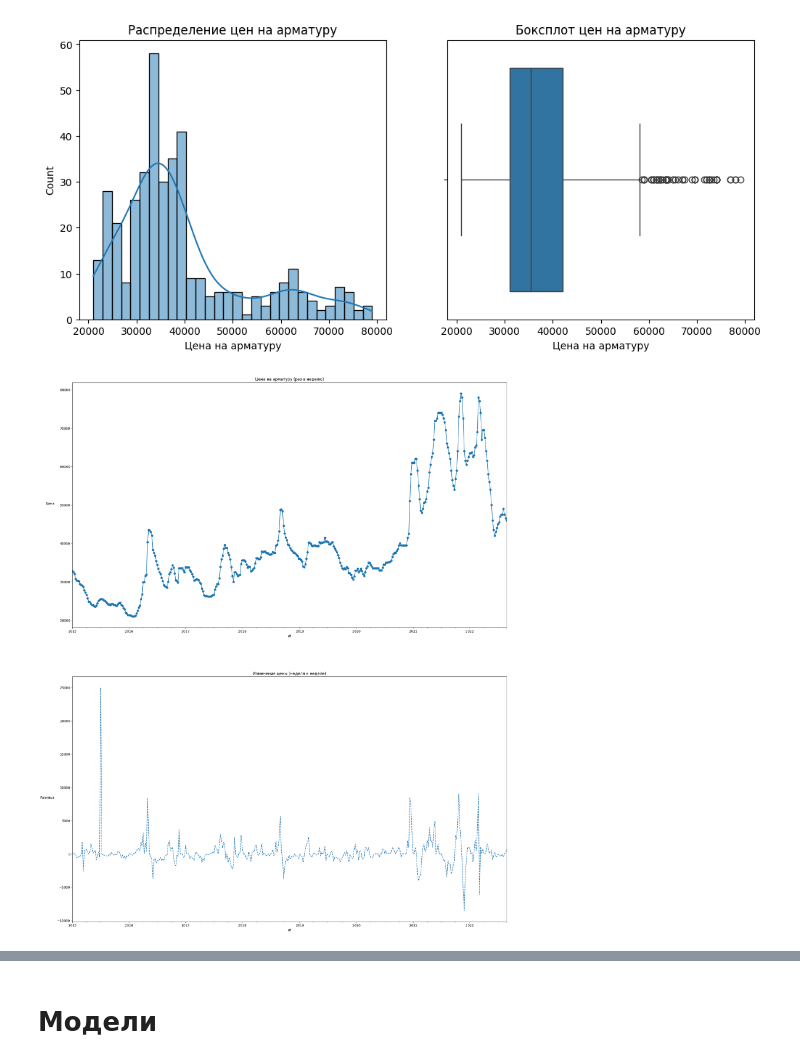
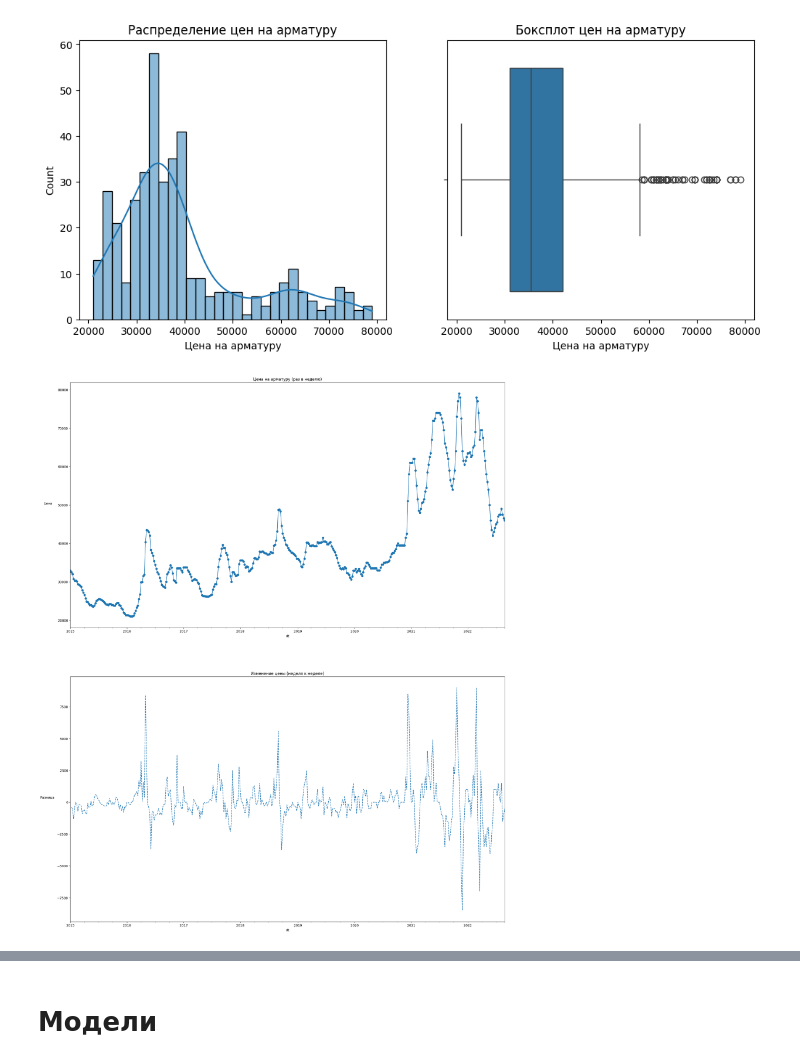
Before and after one commit to Klop4ikk/3int, a Jupyter notebook: Итоговая работа/train.ipynb, the cells around one changed output, grey strips where cells are left out. Cells and saved outputs as stored; diff of their text form; code cells hidden in the pictures.

```diff
--- a/Итоговая работа/train.ipynb
+++ b/Итоговая работа/train.ipynb
@@ -370,23 +276,23 @@ plt.show()
 # %% [output]
 [figure]
 # %%
-df_ts['Цена_разница_неделя'] = df_ts['Восстановленный ряд'].diff(1)  # Разница с прошлой неделей
+df_ts['Цена_разница_неделя'] = df_ts['Цена на арматуру'].diff(1)  # Разница с прошлой неделей
 
 plt.figure(figsize=(24, 30))
 
 ax1 = plt.subplot(211)
 ax1.set_title('Цена на арматуру (раз в неделю)')
 ax1.set_ylabel('Цена', rotation=0, labelpad=30)
 df_ts.set_index('dt')['Цена на арматуру'].plot(ax=ax1, marker='o')
 
 ax2 = plt.subplot(212)
 ax2.set_title('Изменение цены (неделя к неделе)')
 ax2.set_ylabel('Разница', rotation=0, labelpad=30)
 df_ts.set_index('dt')['Цена_разница_неделя'].plot(ax=ax2, marker='', linestyle='dashed')
 
 plt.show()
 # %% [output]
-[figure, old version]
+[figure, new version]
 # %%
 df_ts.replace(np.nan, 0, inplace=True)
 # %%
```
Also changed, not shown: parts of 21 cells of this notebook.
